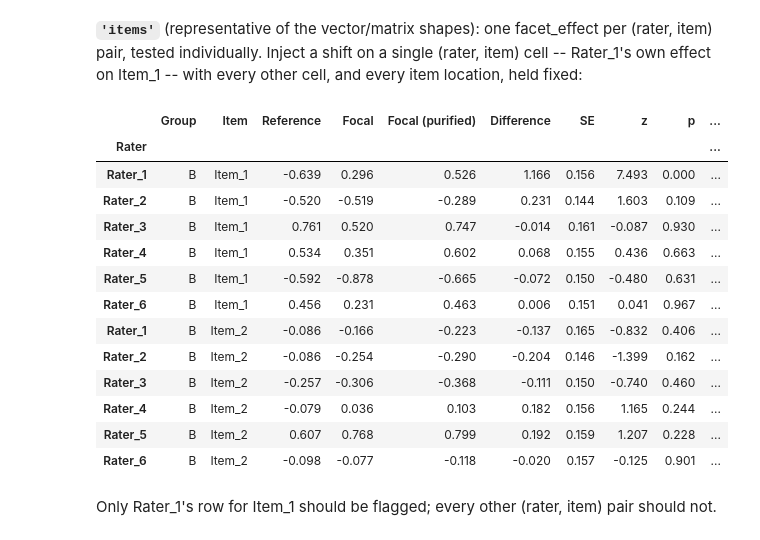
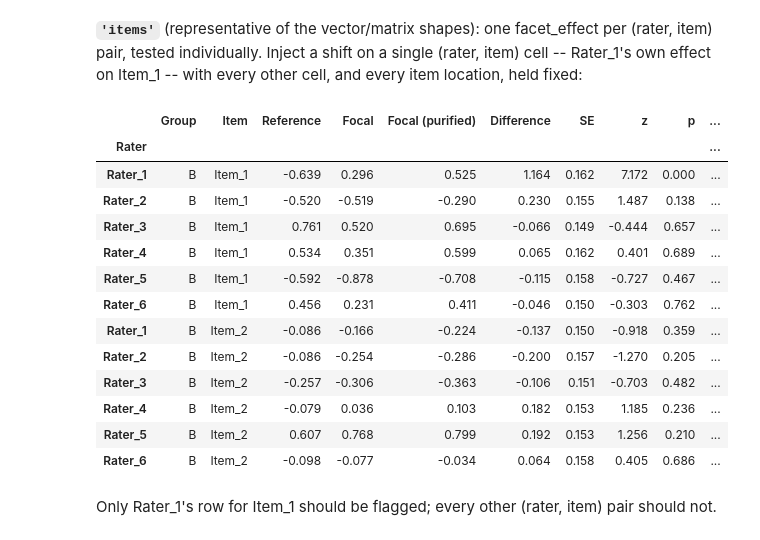
Before and after one commit to MarkElliott999/RaschPy, a Jupyter notebook: Examples/DIF testing/DIF testing example.ipynb, the cells around one changed output. Saved outputs shown, nothing was run; the diff lists cells and outputs as text; code cells hidden in the pictures.

```diff
--- a/Examples/DIF testing/DIF testing example.ipynb
+++ b/Examples/DIF testing/DIF testing example.ipynb
@@ -360,41 +362,42 @@ Rater_1, where a severity shift was injected, should be flagged; the other rater
 # %%
 sim_a = MFRM_Sim_Items(no_of_items=10, no_of_persons=no_of_persons, no_of_facet_elements=6, max_score=4,
                         manual_person_names=[f'A_{i}' for i in range(no_of_persons)], seed=1)
 
 facets_b = sim_a.facet_effects.copy()   # (rater x item) DataFrame
 facets_b.loc['Rater_1', 'Item_1'] += 1.2
 
 sim_b = MFRM_Sim_Items(no_of_items=10, no_of_persons=no_of_persons, no_of_facet_elements=6, max_score=4,
                         manual_items=sim_a.items, manual_item_names=sim_a.item_names,
                         manual_facet_effects=facets_b, manual_facet_names=sim_a.facet_names,
                         manual_person_names=[f'B_{i}' for i in range(no_of_persons)], seed=2)
 
 responses = pd.concat([sim_a.responses, sim_b.responses])
 mfrm = MFRM(responses, max_score=4, exogenous=exogenous)
 
 mfrm.drf_test('Group',
               model='items',
               reference='A',
               selection_method='wald',
               welch=True,
-              no_of_samples=300)
+              no_of_samples=300,
+              seed=1)
 
 round(mfrm.drf_table, 3).head(12)   # one row per (rater, item) pair -- 'thresholds'/'bivector'/'matrix' add an item/threshold column the same way
 # %% [output]
 |  | Group | Item | Reference | Focal | Focal (purified) | Difference | SE | z | p | ... |
 | Rater |  |  |  |  |  |  |  |  |  | ... |
-| Rater_1 | B | Item_1 | -0.639 | 0.296 | 0.526 | 1.166 | 0.156 | 7.493 | 0.000 | ... |
-| Rater_2 | B | Item_1 | -0.520 | -0.519 | -0.289 | 0.231 | 0.144 | 1.603 | 0.109 | ... |
-| Rater_3 | B | Item_1 | 0.761 | 0.520 | 0.747 | -0.014 | 0.161 | -0.087 | 0.930 | ... |
-| Rater_4 | B | Item_1 | 0.534 | 0.351 | 0.602 | 0.068 | 0.155 | 0.436 | 0.663 | ... |
-| Rater_5 | B | Item_1 | -0.592 | -0.878 | -0.665 | -0.072 | 0.150 | -0.480 | 0.631 | ... |
-| Rater_6 | B | Item_1 | 0.456 | 0.231 | 0.463 | 0.006 | 0.151 | 0.041 | 0.967 | ... |
-| Rater_1 | B | Item_2 | -0.086 | -0.166 | -0.223 | -0.137 | 0.165 | -0.832 | 0.406 | ... |
-| Rater_2 | B | Item_2 | -0.086 | -0.254 | -0.290 | -0.204 | 0.146 | -1.399 | 0.162 | ... |
-| Rater_3 | B | Item_2 | -0.257 | -0.306 | -0.368 | -0.111 | 0.150 | -0.740 | 0.460 | ... |
-| Rater_4 | B | Item_2 | -0.079 | 0.036 | 0.103 | 0.182 | 0.156 | 1.165 | 0.244 | ... |
-| Rater_5 | B | Item_2 | 0.607 | 0.768 | 0.799 | 0.192 | 0.159 | 1.207 | 0.228 | ... |
-| Rater_6 | B | Item_2 | -0.098 | -0.077 | -0.118 | -0.020 | 0.157 | -0.125 | 0.901 | ... |
+| Rater_1 | B | Item_1 | -0.639 | 0.296 | 0.525 | 1.164 | 0.162 | 7.172 | 0.000 | ... |
+| Rater_2 | B | Item_1 | -0.520 | -0.519 | -0.290 | 0.230 | 0.155 | 1.487 | 0.138 | ... |
+| Rater_3 | B | Item_1 | 0.761 | 0.520 | 0.695 | -0.066 | 0.149 | -0.444 | 0.657 | ... |
+| Rater_4 | B | Item_1 | 0.534 | 0.351 | 0.599 | 0.065 | 0.162 | 0.401 | 0.689 | ... |
+| Rater_5 | B | Item_1 | -0.592 | -0.878 | -0.708 | -0.115 | 0.158 | -0.727 | 0.467 | ... |
+| Rater_6 | B | Item_1 | 0.456 | 0.231 | 0.411 | -0.046 | 0.150 | -0.303 | 0.762 | ... |
+| Rater_1 | B | Item_2 | -0.086 | -0.166 | -0.224 | -0.137 | 0.150 | -0.918 | 0.359 | ... |
+| Rater_2 | B | Item_2 | -0.086 | -0.254 | -0.286 | -0.200 | 0.157 | -1.270 | 0.205 | ... |
+| Rater_3 | B | Item_2 | -0.257 | -0.306 | -0.363 | -0.106 | 0.151 | -0.703 | 0.482 | ... |
+| Rater_4 | B | Item_2 | -0.079 | 0.036 | 0.103 | 0.182 | 0.153 | 1.185 | 0.236 | ... |
+| Rater_5 | B | Item_2 | 0.607 | 0.768 | 0.799 | 0.192 | 0.153 | 1.256 | 0.210 | ... |
+| Rater_6 | B | Item_2 | -0.098 | -0.077 | -0.034 | 0.064 | 0.158 | 0.405 | 0.686 | ... |
 # %% [markdown]
 Only Rater_1's row for Item_1 should be flagged; every other (rater, item) pair should not.
 # %% [markdown]
```
Also changed, not shown: parts of 11 cells of this notebook, 2 other files.
